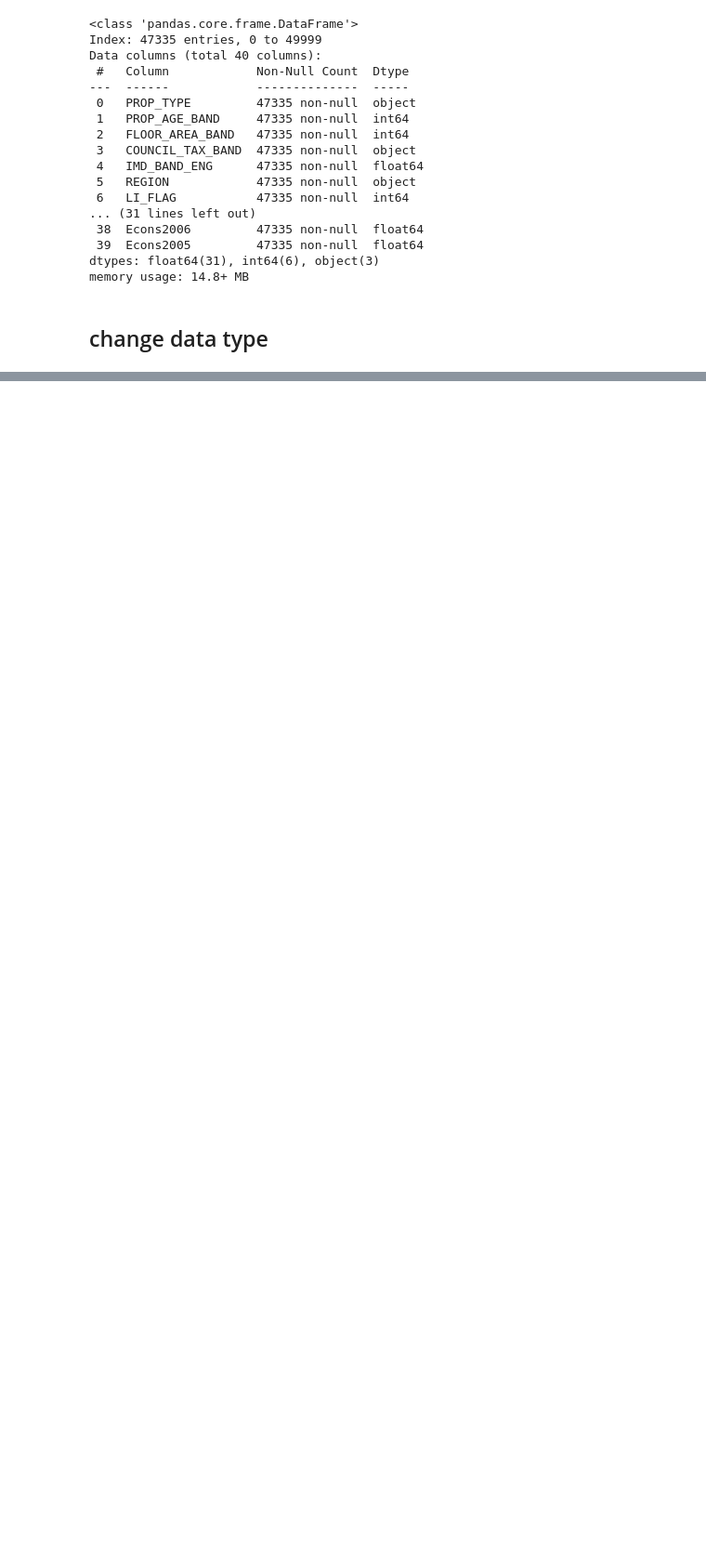
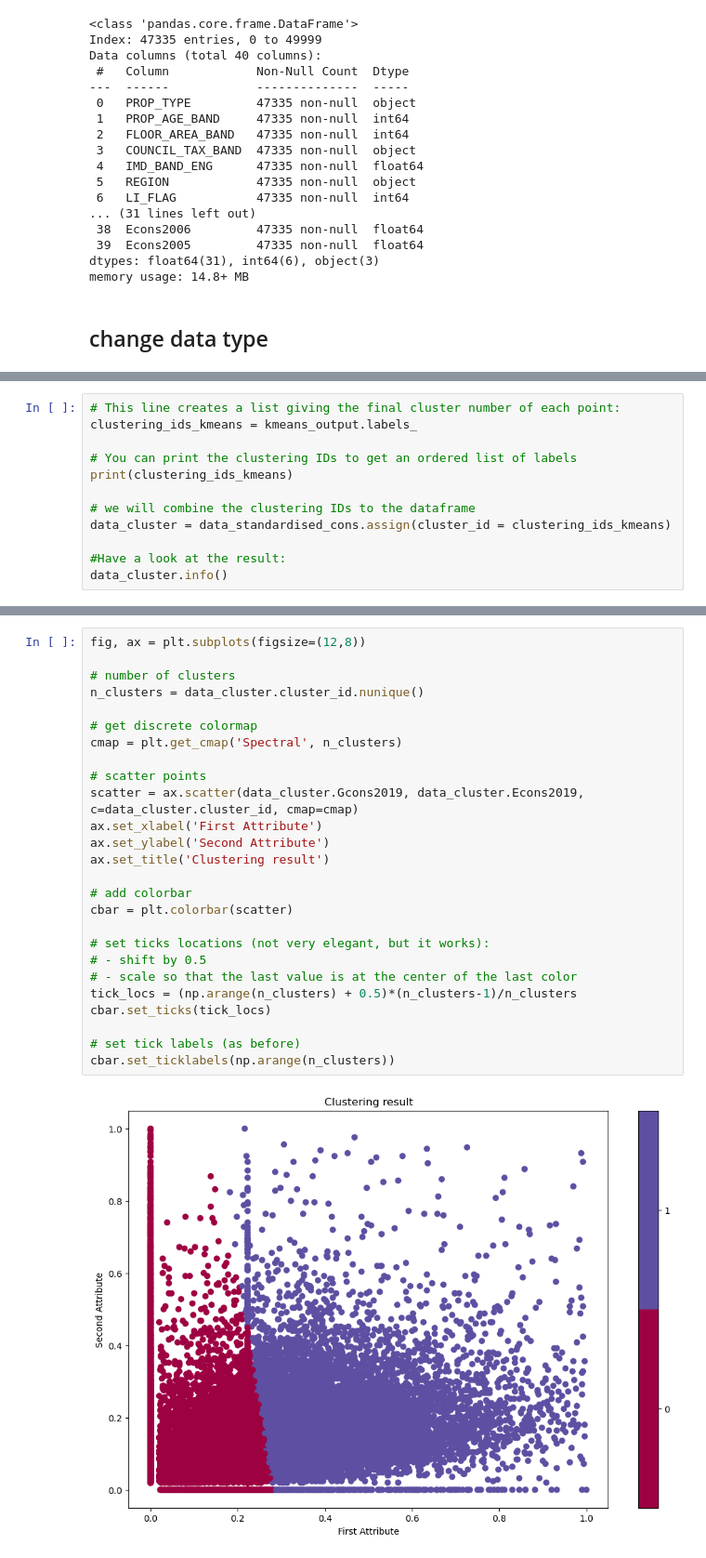
Before and after one commit to gordenleee/QM_Group_Work, a Jupyter notebook: group_assignment.ipynb, the cells around one changed output, grey strips where cells are left out. Shown at 93% size. Saved outputs shown, nothing was run; the diff lists cells and outputs as text; blank space fills up the shorter version.

```diff
--- a/group_assignment.ipynb
+++ b/group_assignment.ipynb
@@ -152,0 +370,12 @@ memory usage: 14.8+ MB
+# %%
+# This line creates a list giving the final cluster number of each point:
+clustering_ids_kmeans = kmeans_output.labels_
+
+# You can print the clustering IDs to get an ordered list of labels
+print(clustering_ids_kmeans)
+
+# we will combine the clustering IDs to the dataframe
+data_cluster = data_standardised_cons.assign(cluster_id = clustering_ids_kmeans)
+
+#Have a look at the result:
+data_cluster.info()
@@ -152,0 +394,28 @@ memory usage: 14.8+ MB
+# %%
+fig, ax = plt.subplots(figsize=(12,8))
+
+# number of clusters
+n_clusters = data_cluster.cluster_id.nunique()
+
+# get discrete colormap
+cmap = plt.get_cmap('Spectral', n_clusters)
+
+# scatter points
+scatter = ax.scatter(data_cluster.Gcons2019, data_cluster.Econs2019, c=data_cluster.cluster_id, cmap=cmap)
+ax.set_xlabel('First Attribute')
+ax.set_ylabel('Second Attribute')
+ax.set_title('Clustering result')
+
+# add colorbar
+cbar = plt.colorbar(scatter)
+
+# set ticks locations (not very elegant, but it works):
+# - shift by 0.5
+# - scale so that the last value is at the center of the last color
+tick_locs = (np.arange(n_clusters) + 0.5)*(n_clusters-1)/n_clusters
+cbar.set_ticks(tick_locs)
+
+# set tick labels (as before)
+cbar.set_ticklabels(np.arange(n_clusters))
+# %% [output]
+[figure, added]
```
Also changed, not shown: parts of 23 cells of this notebook.
